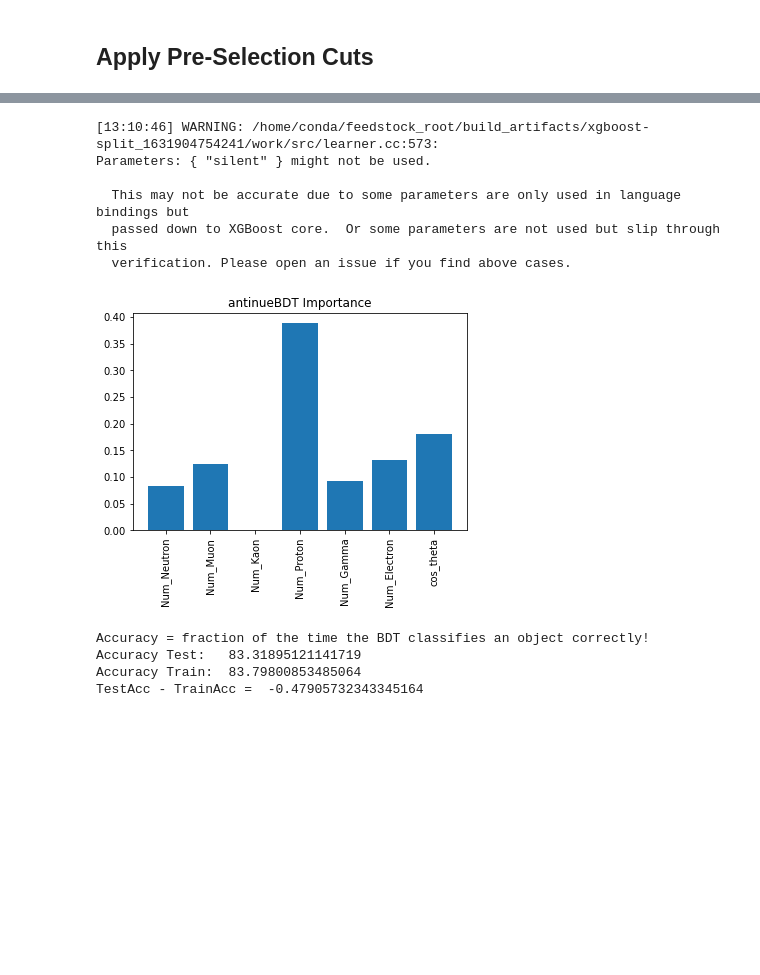
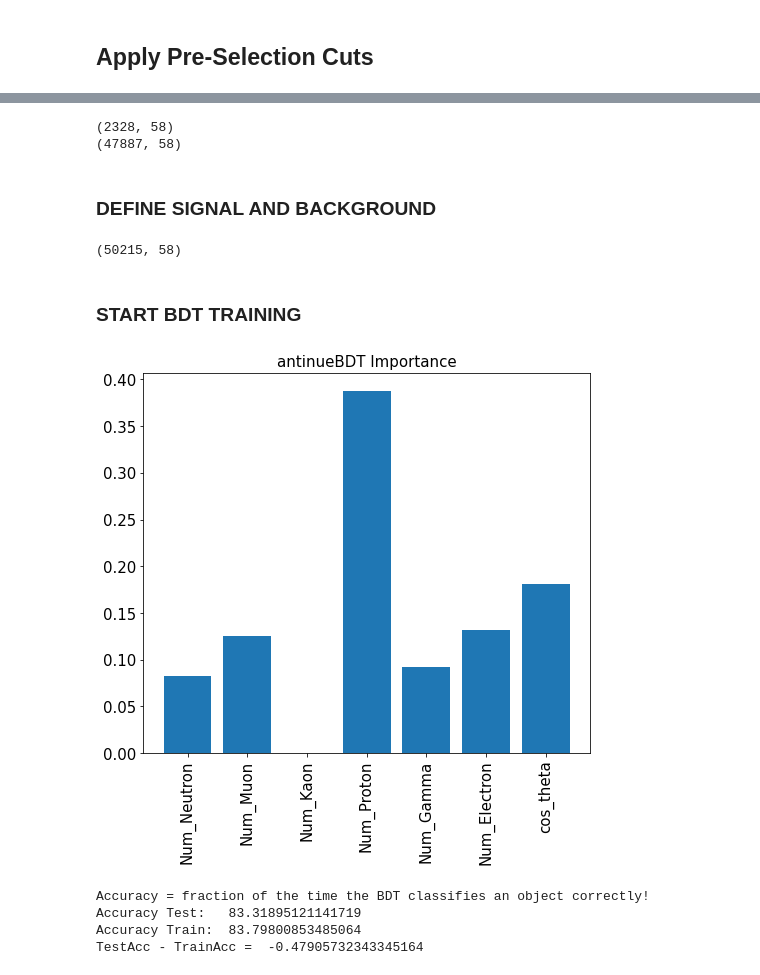
Before and after one commit to mrguzzo/AntinueXSec_WireCell, a Jupyter notebook: antinue.ipynb, the cells around one changed output, grey strips where cells are left out. Drawn from its saved outputs; the diff is of its cells as text; code cells hidden in the pictures; blank space fills up the shorter version.

```diff
--- a/antinue.ipynb
+++ b/antinue.ipynb
@@ -970,10 +1040,15 @@ df_intrinsic_nue = pd.merge(df_intrinsic_nue, df_intrinsic_nue_multiplicity, lef
+# %%
+# check if particle multiplicity was properly added/calculated
+# we're adding 6 columns (Num_Neutron, Num_Muon, Num_Kaon, Num_Proton, Num_Gamma, Num_Electron)
+print(df_overlay.shape)
+print(df_intrinsic_nue.shape)
+#df_overlay.head(5) # uncomment to check if the columns were correctly added to the dataframe
+# %% [output]
+(2328, 58)
+(47887, 58)
+# %% [markdown]
+### DEFINE SIGNAL AND BACKGROUND
 # %%
-# ========================= #
-#                           #
-#   SIGNAL AND BACKGROUND   #
-#                           #
-# ========================= #
-
 # --- define the dataframe that will be used for the second BDT
 df_bdt = pd.concat([df_intrinsic_nue,df_overlay], ignore_index=True) # merge intrinsic nue + overlay for a better nue/antinue stat
 
@@ -983,24 +1058,25 @@ def isSignal(df):
     df_ = notCosmic(df_)                                        # good event reconstruction, not labelled as cosmic
     return df_
 
+def isBackground(df1, df2):
+    # background is everything that is not signal
+    # df1 = full dataframe
+    # df2 = signal dataframe
+    df_ = delete_dataframe(df1, df2)
+    return df_
+
 df_signal = isSignal(df_bdt)
-df_background = delete_dataframe(df_bdt,df_signal) # background is everything that is not signal
+df_background = isBackground(df_bdt, df_signal)
 
 if((len(df_signal)+len(df_background))!=(len(df_bdt))): print('   > Ooops! Check your signal/background definition!')
+
+print(df_bdt.shape)
+# %% [output]
+(50215, 58)
+# %% [markdown]
+### START BDT TRAINING
 # %%
-# ====================== #
-#                        #
-#   START BDT TRAINING   #
-#                        #
-# ====================== #
-
-from numpy import asarray
-
 myvars = ['Num_Neutron','Num_Muon','Num_Kaon','Num_Proton','Num_Gamma','Num_Electron','cos_theta']
-
-# proton angular distribution
-# energy distribution
-# pion being reconstructed as muon?
 
 X = df_signal[myvars].values.tolist()
 Y_cos = df_background[myvars].values.tolist()
@@ -1014,49 +1090,44 @@ x_train, x_test, y_train, y_test = train_test_split(asarray(X+Y_cos), asarray(Xl
 
 eval_set = [(x_train, y_train), (x_test, y_test)]
 
-antinueBDT = XGBClassifier(silent = False,
+antinueBDT = XGBClassifier(#silent = False,
                            scale_pos_weight = 1,
                            learning_rate = 0.01,
                            colsample_bytree = 0.8,
                            objective = 'binary:logistic',
                            subsample = 0.8,
                            n_estimators = 1000,
                            max_depth = 6,
                            gamma = 5,
                            use_label_encoder=False)
 
 antinueBDT.fit(x_train, y_train, eval_metric = ['auc', 'error']) # fit bdt to data
 
 y_checkV = antinueBDT.predict(x_test)
 y_checkT = antinueBDT.predict(x_train)
 
 predictionsV = [round(value) for value in y_checkV]
 predictionsT = [round(value) for value in y_checkT]
 accuracy_diff = (accuracy_score(y_test, predictionsV)-accuracy_score(y_train,predictionsT))*100.
 
-fig,ax = plt.subplots(figsize=(6,4))
-ax.set_title('antinueBDT Importance')
+fig,ax = plt.subplots(figsize=(8,7))
+ax.set_title('antinueBDT Importance', fontsize=size_letter)
 plt.bar(range(len(antinueBDT.feature_importances_)), antinueBDT.feature_importances_)
-plt.xticks(range(len(antinueBDT.feature_importances_)), myvars, rotation='vertical')
+plt.xticks(range(len(antinueBDT.feature_importances_)), myvars, rotation='vertical', fontsize=size_letter)
+plt.yticks(fontsize=size_letter)
 plt.show()
 
 acc_test = accuracy_score(y_test, predictionsV)
 acc_train = accuracy_score(y_train,predictionsT)
 accuracy_diff = (acc_test-acc_train)*100.
 print('Accuracy = fraction of the time the BDT classifies an object correctly!')
 print("Accuracy Test:  ",acc_test*100)
 print("Accuracy Train: ",acc_train*100)
 print("TestAcc - TrainAcc = ",accuracy_diff)
 # %% [output]
+[figure, new version]
-[13:10:46] WARNING: /home/conda/feedstock_root/build_artifacts/xgboost-split_1631904754241/work/src/learner.cc:573:
-Parameters: { "silent" } might not be used.
-
-  This may not be accurate due to some parameters are only used in language bindings but
-  passed down to XGBoost core.  Or some parameters are not used but slip through this
-  verification. Please open an issue if you find above cases.
+Accuracy = fraction of the time the BDT classifies an object correctly!
+Accuracy Test:   83.31895121141719
+Accuracy Train:  83.79800853485064
+TestAcc - TrainAcc =  -0.47905732343345164
-[figure, old version]
-Accuracy = fraction of the time the BDT classifies an object correctly!
-Accuracy Test:   83.31895121141719
-Accuracy Train:  83.79800853485064
-TestAcc - TrainAcc =  -0.47905732343345164
 # %%
```
Also changed, not shown: parts of 48 cells of this notebook.
